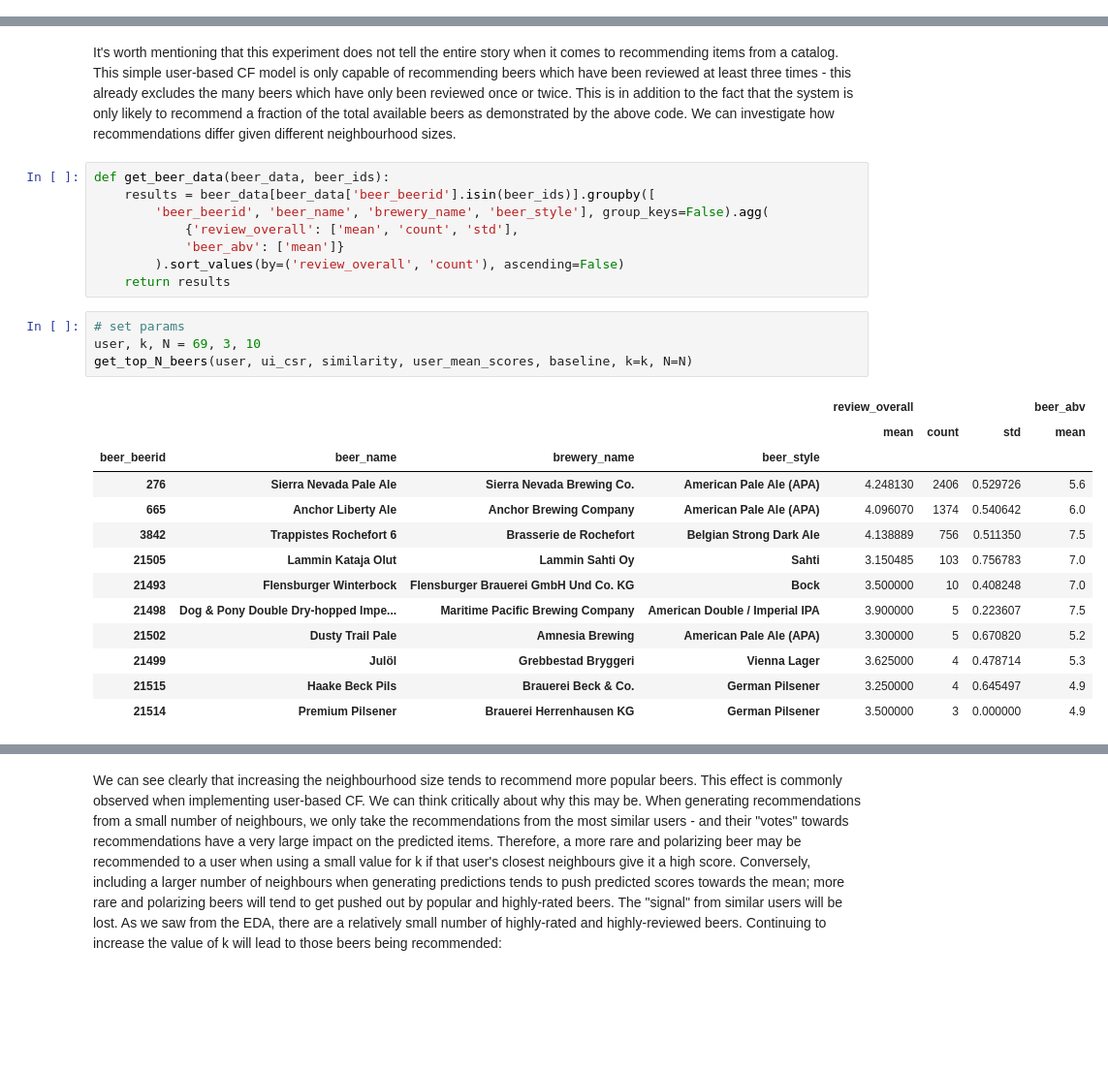
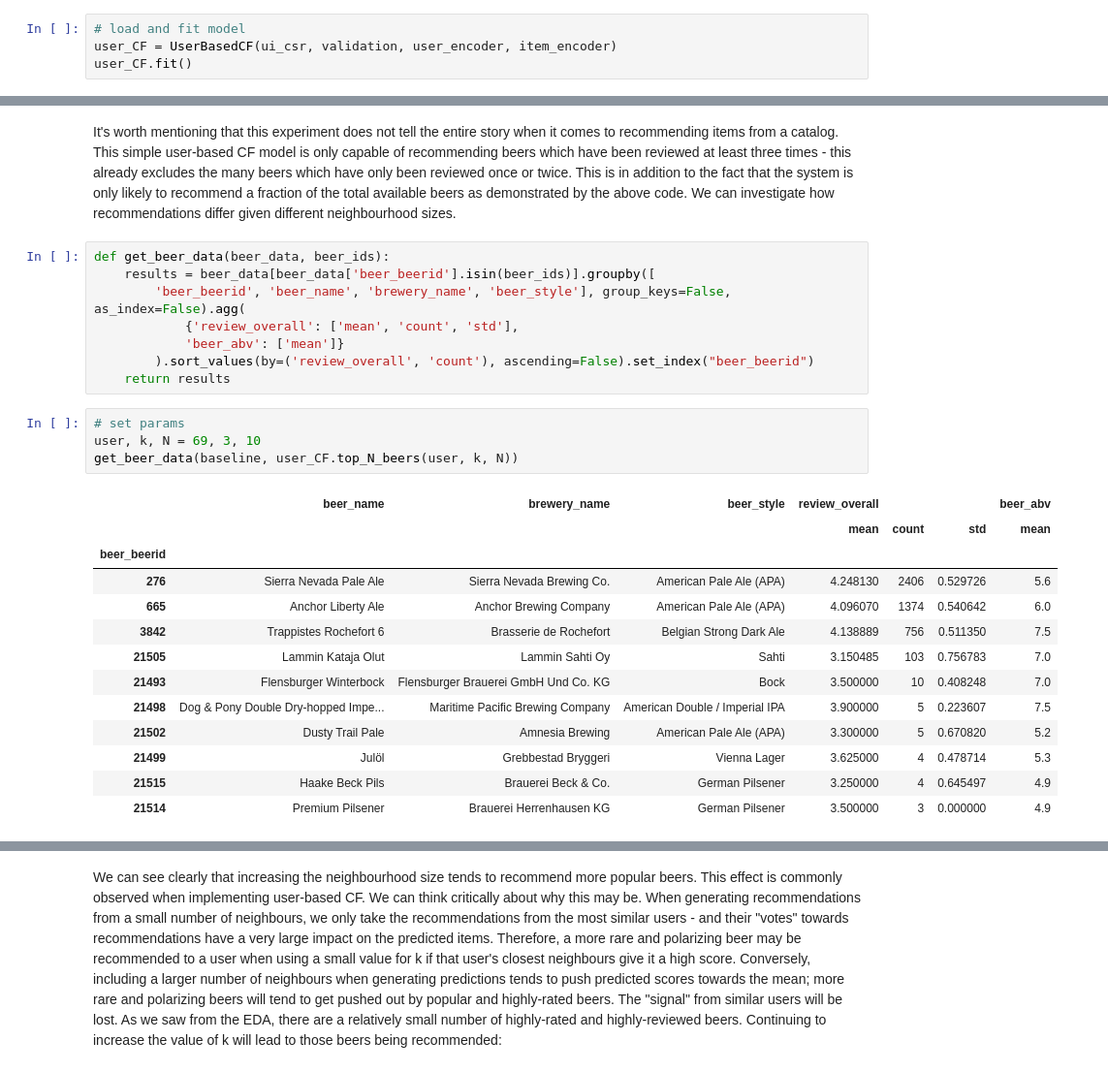
Before and after one commit to LucasLyons/Beer-Project, a Jupyter notebook: notebooks/03_naive_user_CF.ipynb, the cells around one changed output, grey strips where cells are left out. Shown: that part at 97% size. Drawn from its saved outputs; the diff is of its cells as text; blank space fills up the shorter version.

Commit message:
User-Based CF class implemented, code cleanup

```diff
--- a/notebooks/03_naive_user_CF.ipynb
+++ b/notebooks/03_naive_user_CF.ipynb
@@ -107,3 +41,7 @@ def predict(user, item, train, similarity, user_mean_scores, k, clipped=True):
+# %%
+# load and fit model
+user_CF = UserBasedCF(ui_csr, validation, user_encoder, item_encoder)
+user_CF.fit()
 # %% [markdown]
 #### Evaluating the effect of neighbourhood size
 Now we'll evaluate over different choices of k.
@@ -229,19 +107,19 @@ It's worth mentioning that this experiment does not tell the entire story when i
 # %%
 def get_beer_data(beer_data, beer_ids):
     results = beer_data[beer_data['beer_beerid'].isin(beer_ids)].groupby([
-        'beer_beerid', 'beer_name', 'brewery_name', 'beer_style'], group_keys=False).agg(
+        'beer_beerid', 'beer_name', 'brewery_name', 'beer_style'], group_keys=False, as_index=False).agg(
             {'review_overall': ['mean', 'count', 'std'],
             'beer_abv': ['mean']}
-        ).sort_values(by=('review_overall', 'count'), ascending=False)
+        ).sort_values(by=('review_overall', 'count'), ascending=False).set_index("beer_beerid")
     return results
 # %%
 # set params
 user, k, N = 69, 3, 10
-get_top_N_beers(user, ui_csr, similarity, user_mean_scores, baseline, k=k, N=N)
+get_beer_data(baseline, user_CF.top_N_beers(user, k, N))
 # %% [output]
-|  |  |  |  | review_overall |  |  | beer_abv |
+|  | beer_name | brewery_name | beer_style | review_overall |  |  | beer_abv |
 |  |  |  |  | mean | count | std | mean |
-| beer_beerid | beer_name | brewery_name | beer_style |  |  |  |  |
+| beer_beerid |  |  |  |  |  |  |  |
 | 276 | Sierra Nevada Pale Ale | Sierra Nevada Brewing Co. | American Pale Ale (APA) | 4.248130 | 2406 | 0.529726 | 5.6 |
 | 665 | Anchor Liberty Ale | Anchor Brewing Company | American Pale Ale (APA) | 4.096070 | 1374 | 0.540642 | 6.0 |
 | 3842 | Trappistes Rochefort 6 | Brasserie de Rochefort | Belgian Strong Dark Ale | 4.138889 | 756 | 0.511350 | 7.5 |
```
Also changed, not shown: parts of 16 cells of this notebook, 5 other files.
